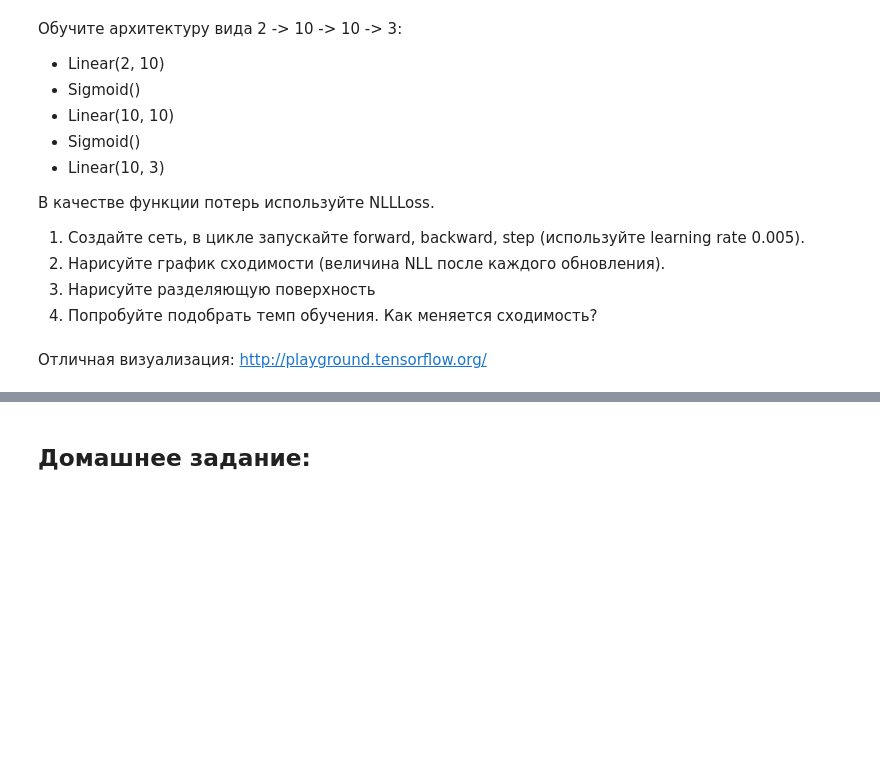
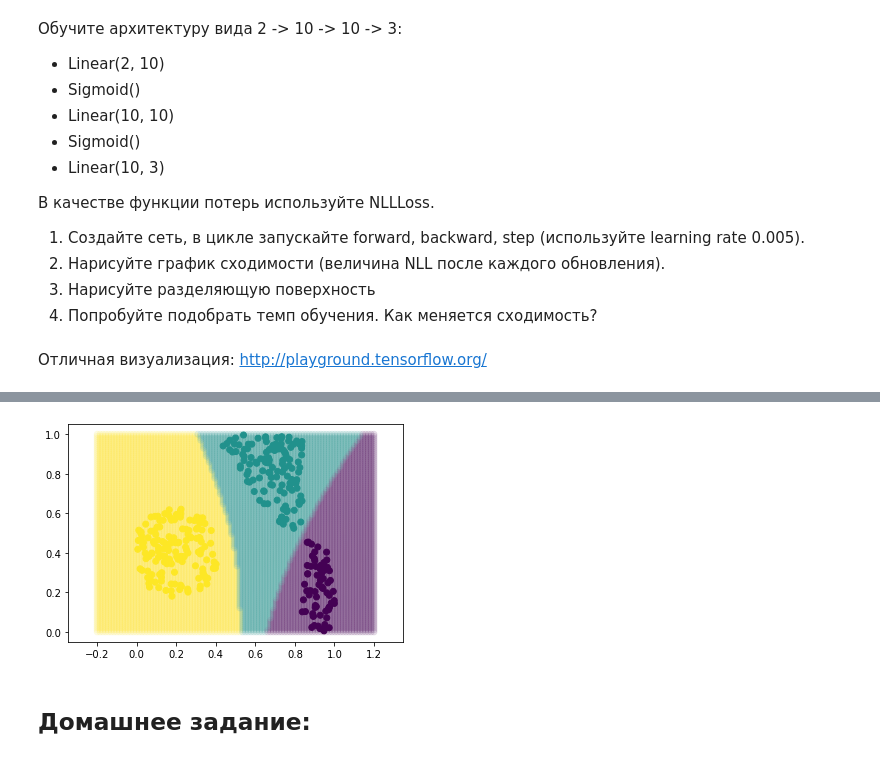
Before and after one commit to TimoninaDaria/Technosfera_2sem_networks_hw, a Jupyter notebook: [SOLVED] Practice task 1, Back propagation.ipynb, the cells around one changed output, grey strips where cells are left out. Drawn from its saved outputs; the diff is of its cells as text; code cells hidden in the pictures; blank space fills up the shorter version.

```diff
--- a/[SOLVED] Practice task 1, Back propagation.ipynb
+++ b/[SOLVED] Practice task 1, Back propagation.ipynb
@@ -299,3 +322,19 @@ plt.show()
+# %%
+N = 100
+x_grid = np.linspace(-0.2, 1.2, N)
+y_grid = np.linspace(0, 1, N)
+xx, yy = np.meshgrid(x_grid, y_grid)
+grid = np.dstack((xx, yy)).reshape(N*N, 2)
+predictions = model.forward(grid)
+predictions_nl = np.exp(predictions)
+predictions_nl /= predictions_nl.sum(1, keepdims=True)
+# %%
+plt.scatter(grid[:, 0], grid[:, 1], c=np.argmax(predictions_nl, 1), alpha = 0.1)
+plt.scatter(X[:, 0], X[:, 1], c=y)
+plt.axis('equal')
+plt.show()
+# %% [output]
+[figure, added]
 # %% [markdown]
 ## Домашнее задание:
 # %% [markdown]
```
Also changed, not shown: parts of 23 cells of this notebook.
